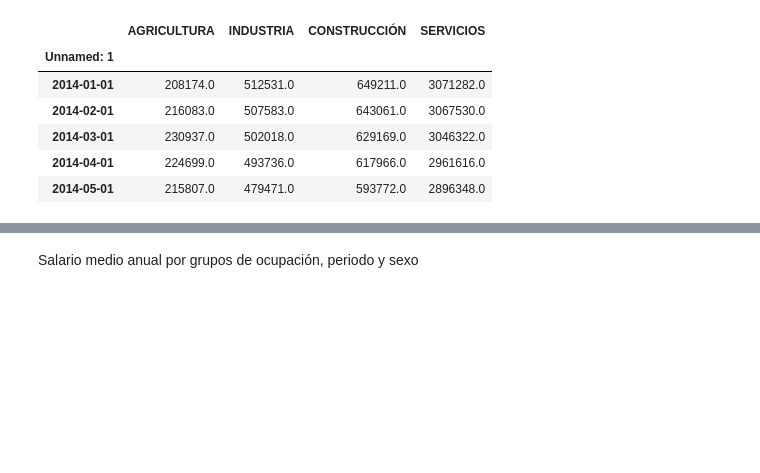
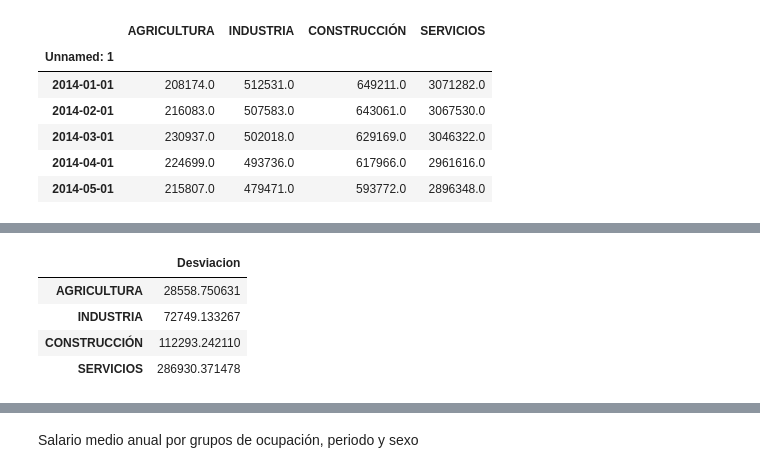
Before and after one commit to alandia92/EDA-Turismo-Euskadi, a Jupyter notebook: EDA/Tratamiento_datos.ipynb, the cells around one changed output, grey strips where cells are left out. Saved outputs shown, nothing was run; the diff lists cells and outputs as text; code cells hidden in the pictures; blank space fills up the shorter version.

```diff
--- a/EDA/Tratamiento_datos.ipynb
+++ b/EDA/Tratamiento_datos.ipynb
@@ -269,0 +244,9 @@ print(std_dev_sorted)
+# %%
+df_desv = pd.DataFrame(std_dev_sorted, columns=['Desviacion'])
+df_desv
+# %% [output]
+|  | Desviacion |
+| AGRICULTURA | 28558.750631 |
+| INDUSTRIA | 72749.133267 |
+| CONSTRUCCIÓN | 112293.242110 |
+| SERVICIOS | 286930.371478 |
```
Also changed, not shown: parts of 8 cells of this notebook, 2 other files.
